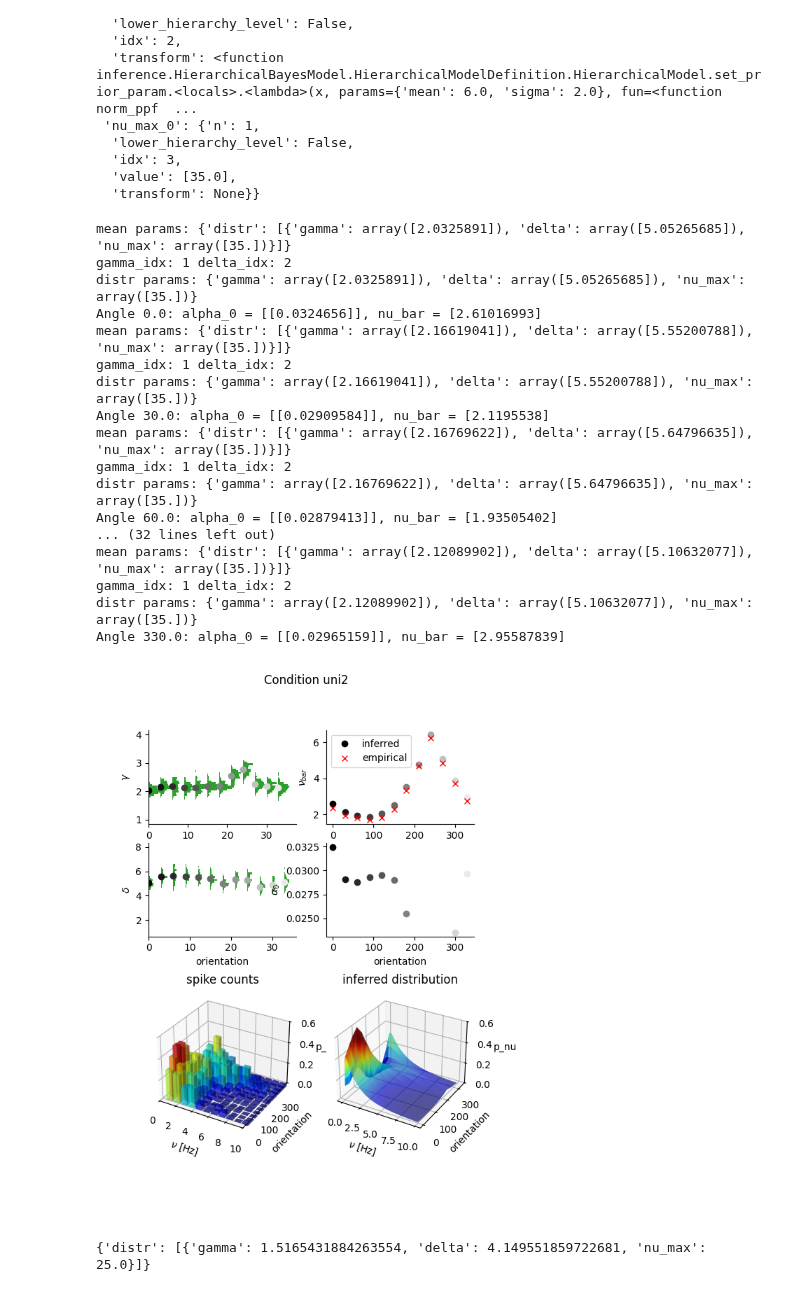
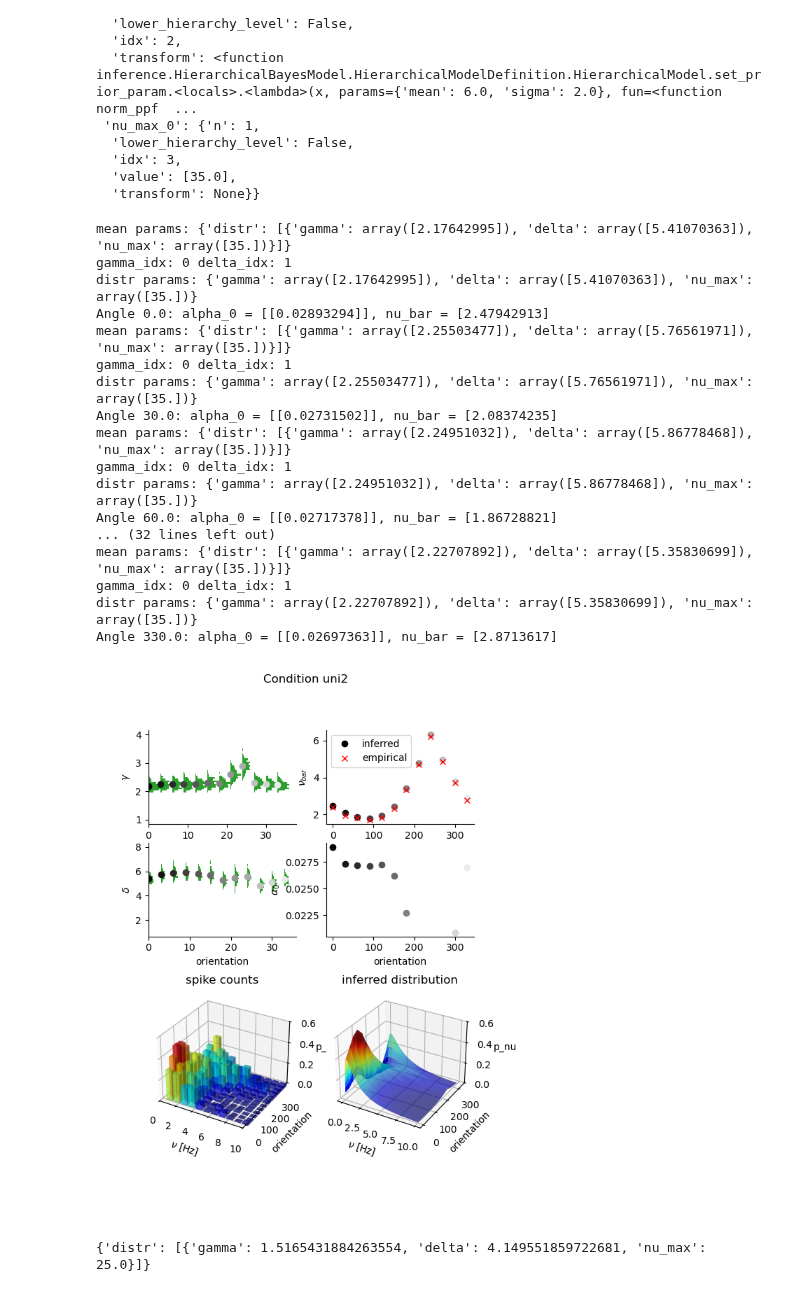
Before and after one commit to woxxel/DarkMatter, a Jupyter notebook: notebooks/TreueData/analyze_TreueData.ipynb, the cells around one changed output. Cells and saved outputs as stored; diff of their text form; code cells hidden in the pictures.

Commit message:
refactored script entirely to allow for multiple conditions; added plotting script and added "network" script to solve selfcon in python (still buggy)

```diff
--- a/notebooks/TreueData/analyze_TreueData.ipynb
+++ b/notebooks/TreueData/analyze_TreueData.ipynb
@@ -149,11 +149,11 @@ T = 6
 prior = {}
 # prior["gamma_0"] = prior_structure(norm_ppf, mean=2.0, sigma=0.5)
 prior["gamma_pop0"] = prior_structure(
-    norm_ppf,
-    # mean=2.0,
-    mean=prior_structure(halfnorm_ppf, loc=1.0, scale=0.5),
-    sigma=0.3,
-    shape=(),
+    halfnorm_ppf,
+    loc=1.0,
+    # mean=prior_structure(halfnorm_ppf, loc=1.0, scale=0.5),
+    scale=0.5,
+    # shape=(),
 )
 prior["delta_pop0"] = prior_structure(norm_ppf, mean=6.0, sigma=2.0)
 # prior["nu_max_0"] = prior_structure(norm_ppf, mean=50.0, sigma=10.0)
@@ -170,18 +170,18 @@ for angle in unique_angles:
         df_cond.filter(pl.col("angle") == angle)["rate"].to_numpy().astype(np.float64)
     )
 
-    print("shape:", spike_counts.shape)
+    # print("shape:", spike_counts.shape)
 
     BM, results, sampler = run_sampling(
         spike_counts,
         T,
-        mode="dynesty",
+        mode="ultranest",
         n_live=100,
-        correct_N=0,
+        correct_N=3,
         bias_to_expected_max=0,
         bias_to_mean=0,
         priors=prior,
-        nP=4,
+        nP=12,
     )
 
     # mean = get_mean_from_sampler(sampler, BM.paramNames, mode="dynesty")
@@ -233,13 +238,13 @@ print("shape:", event_count.shape)
 BM, results, sampler = run_sampling(
     event_count[np.newaxis, ...],
     T,
-    mode="dynesty",
+    mode="ultranest",
     n_live=400,
-    correct_N=0,
+    correct_N=3,
     bias_to_expected_max=0,
     bias_to_mean=0,
     priors=prior,
-    nP=4,
+    nP=12,
 )
 # %% [output]
 shape: (12, 85)
@@ -398,10 +387,10 @@ for i, (angle, params) in enumerate(res.items()):
 
 	# print(BM.paramIn)
 	mean = get_mean_from_sampler(res[angle], BM.paramNames, mode="dynesty")
-	mean["nu_max_0"] = prior["nu_max_0"]["parameters"]["value"][0]
+	mean["nu_max_pop0"] = prior["nu_max_pop0"]["parameters"]["value"][0]
 
 	mean_list = get_mean_from_sampler(res[angle], BM.paramNames, mode="dynesty", output="list")
-	params = BM.get_params_from_p(np.array(mean_list),idx_sample=pop_idx)#,idx_chain=0
+	params = BM.get_params_from_p(np.array(mean_list),idx=(pop_idx,))#,idx_chain=0
 	# print(mean)
 	print("mean params:",params)
 	# res[angle] = mean
@@ -409,8 +398,8 @@ for i, (angle, params) in enumerate(res.items()):
 	# params = build_distr_structure_from_params(mean, BM.paramIn)
 	# print("params:",params)
 
-	gamma_idx = BM.priors["gamma_0"]["idx"] + pop_idx
-	delta_idx = BM.priors["delta_0"]["idx"] + pop_idx
+	gamma_idx = BM.priors["gamma_pop0"]["idx"] + pop_idx
+	delta_idx = BM.priors["delta_pop0"]["idx"] + pop_idx
 	print("gamma_idx:", gamma_idx, "delta_idx:", delta_idx)
 
 	ax_gamma.plot(angle/10, params["distr"][0]["gamma"], "o", color=color)
@@ -468,50 +457,50 @@ dz = spike_count_hist.T.flatten()
 norm_hist = Normalize(vmin=dz.min(), vmax=0.5)
 colors_hist = cm.jet(norm_hist(dz))
 
 ax_spike_counts.bar3d(xpos, ypos, zpos, dx, dy, dz, shade=True, alpha=0.5, color=colors_hist, zsort='average')
 
 plt.setp(ax_spike_counts, xlabel='$\\nu$ [Hz]', ylabel='orientation', zlabel='p_nu', xlim=[0, nu_cut],zlim=[0,0.6])
 ax_spike_counts.set_title("spike counts")
 
 X, Y = np.meshgrid(nu_array, unique_angles)
 Z = p_nu_mesh.T  # shape: (len(angle_array), len(nu_array))
 
 # Normalize Z for coloring
 norm = Normalize(vmin=Z[np.isfinite(Z)].min(), vmax=0.5)
 face_colors = cm.jet(norm(Z))
 
 Z[:,0] =np.nan
 
 surf = ax_distr.plot_surface(X, Y, Z,
 	facecolors=face_colors,
     edgecolor='none',
     rstride=1, cstride=1,
     antialiased=True)
 surf.set_alpha(1.0)
 plt.setp(ax_distr, xlabel='$\\nu$ [Hz]', ylabel='orientation', zlabel='p_nu',zlim=[0,0.6])
 ax_distr.set_title("inferred distribution")
 plt.suptitle(f"Condition {mode}")
 plt.savefig(f"TreueData_analysis_{mode}_015.png", dpi=300)
 # plt.show()
 # %% [output]
-mean params: {'distr': [{'gamma': array([2.0325891]), 'delta': array([5.05265685]), 'nu_max': array([35.])}]}
-gamma_idx: 1 delta_idx: 2
-distr params: {'gamma': array([2.0325891]), 'delta': array([5.05265685]), 'nu_max': array([35.])}
-Angle 0.0: alpha_0 = [[0.0324656]], nu_bar = [2.61016993]
-mean params: {'distr': [{'gamma': array([2.16619041]), 'delta': array([5.55200788]), 'nu_max': array([35.])}]}
-gamma_idx: 1 delta_idx: 2
-distr params: {'gamma': array([2.16619041]), 'delta': array([5.55200788]), 'nu_max': array([35.])}
-Angle 30.0: alpha_0 = [[0.02909584]], nu_bar = [2.1195538]
-mean params: {'distr': [{'gamma': array([2.16769622]), 'delta': array([5.64796635]), 'nu_max': array([35.])}]}
-gamma_idx: 1 delta_idx: 2
-distr params: {'gamma': array([2.16769622]), 'delta': array([5.64796635]), 'nu_max': array([35.])}
-Angle 60.0: alpha_0 = [[0.02879413]], nu_bar = [1.93505402]
+mean params: {'distr': [{'gamma': array([2.17642995]), 'delta': array([5.41070363]), 'nu_max': array([35.])}]}
+gamma_idx: 0 delta_idx: 1
+distr params: {'gamma': array([2.17642995]), 'delta': array([5.41070363]), 'nu_max': array([35.])}
+Angle 0.0: alpha_0 = [[0.02893294]], nu_bar = [2.47942913]
+mean params: {'distr': [{'gamma': array([2.25503477]), 'delta': array([5.76561971]), 'nu_max': array([35.])}]}
+gamma_idx: 0 delta_idx: 1
+distr params: {'gamma': array([2.25503477]), 'delta': array([5.76561971]), 'nu_max': array([35.])}
+Angle 30.0: alpha_0 = [[0.02731502]], nu_bar = [2.08374235]
+mean params: {'distr': [{'gamma': array([2.24951032]), 'delta': array([5.86778468]), 'nu_max': array([35.])}]}
+gamma_idx: 0 delta_idx: 1
+distr params: {'gamma': array([2.24951032]), 'delta': array([5.86778468]), 'nu_max': array([35.])}
+Angle 60.0: alpha_0 = [[0.02717378]], nu_bar = [1.86728821]
 ... (32 lines left out)
-mean params: {'distr': [{'gamma': array([2.12089902]), 'delta': array([5.10632077]), 'nu_max': array([35.])}]}
-gamma_idx: 1 delta_idx: 2
-distr params: {'gamma': array([2.12089902]), 'delta': array([5.10632077]), 'nu_max': array([35.])}
-Angle 330.0: alpha_0 = [[0.02965159]], nu_bar = [2.95587839]
+mean params: {'distr': [{'gamma': array([2.22707892]), 'delta': array([5.35830699]), 'nu_max': array([35.])}]}
+gamma_idx: 0 delta_idx: 1
+distr params: {'gamma': array([2.22707892]), 'delta': array([5.35830699]), 'nu_max': array([35.])}
+Angle 330.0: alpha_0 = [[0.02697363]], nu_bar = [2.8713617]
-[figure, old version]
+[figure, new version]
 # %%
 mean["nu_max_0"] = prior["nu_max_0"]["parameters"]["value"][0]
 
```
Also changed, not shown: parts of 9 cells of this notebook, 25 other files.
